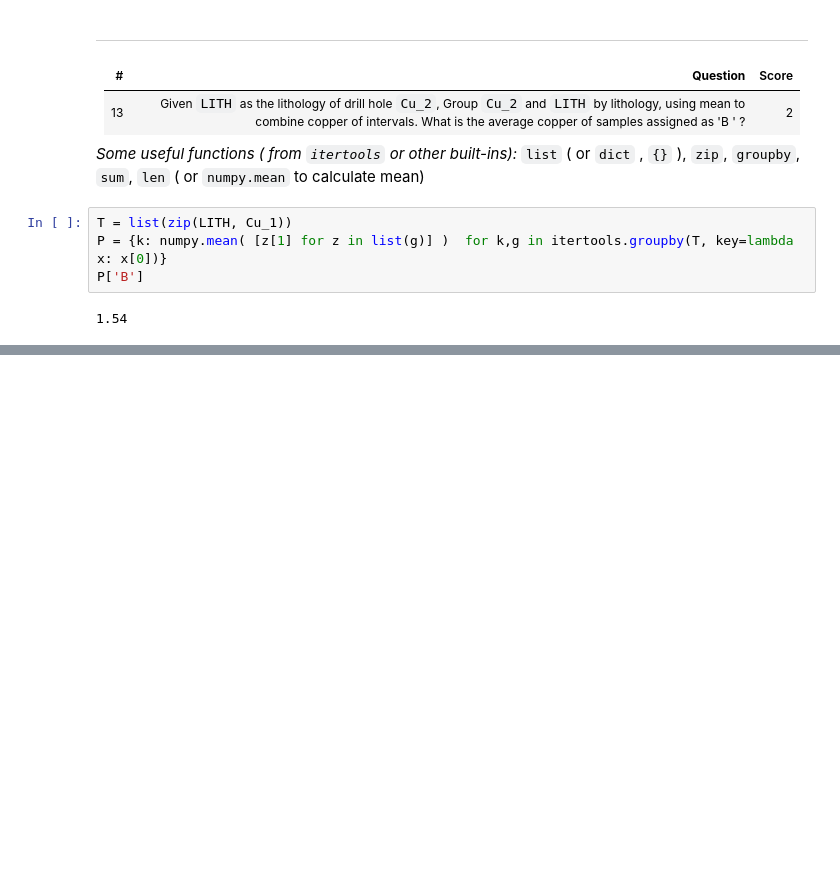
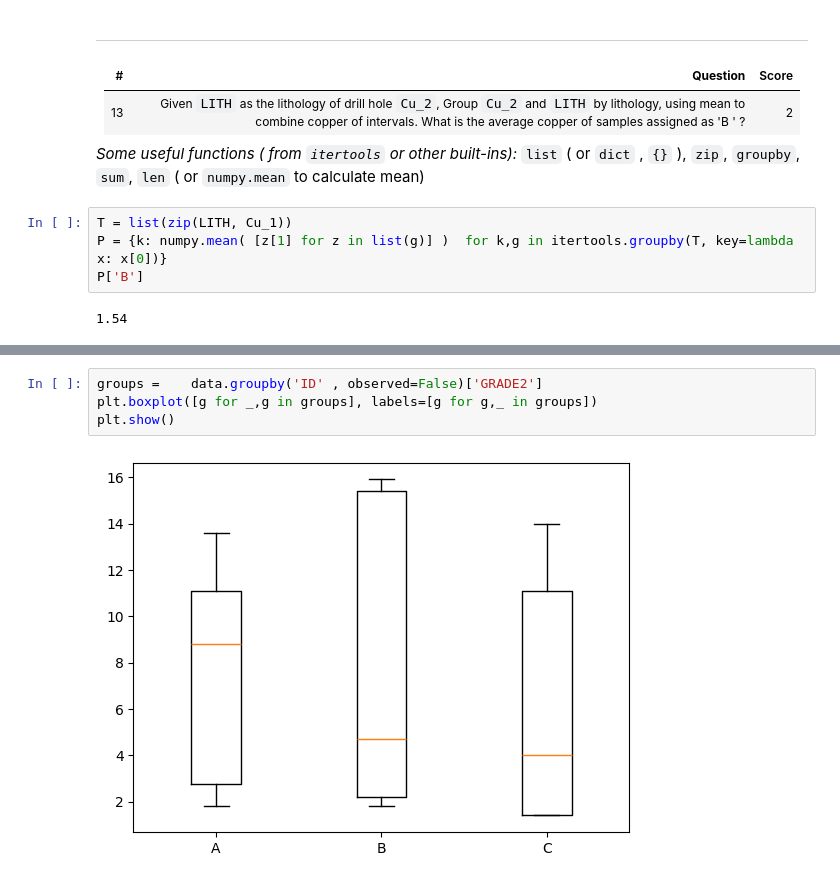
Before and after one commit to kiarash13p/Mineral-Resource-Geology-and-Modelling, a Jupyter notebook: Python Review.ipynb, the cells around one changed output, grey strips where cells are left out. Cells and saved outputs as stored; diff of their text form; blank space fills up the shorter version.

```diff
--- a/Python Review.ipynb
+++ b/Python Review.ipynb
@@ -309,0 +798,6 @@ P['B']
+# %%
+groups =    data.groupby('ID' , observed=False)['GRADE2']
+plt.boxplot([g for _,g in groups], labels=[g for g,_ in groups])
+plt.show()
+# %% [output]
+[figure, added]
```
Also changed, not shown: parts of 71 cells of this notebook.
